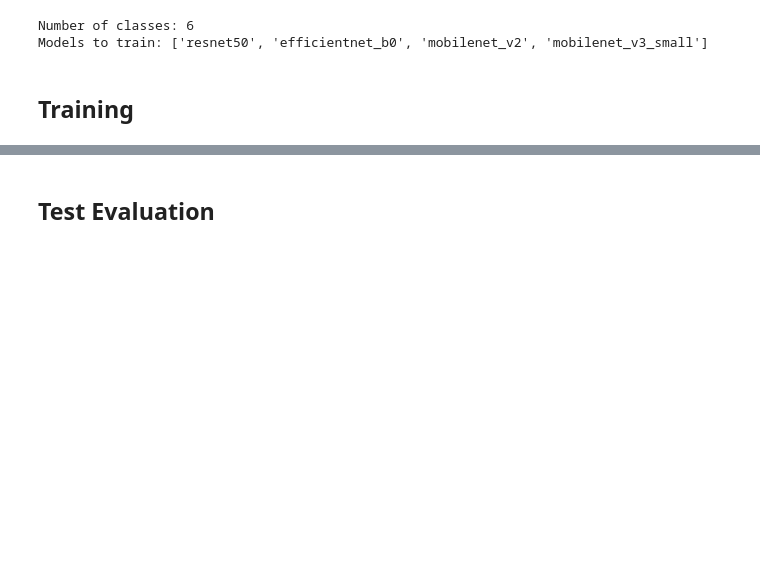
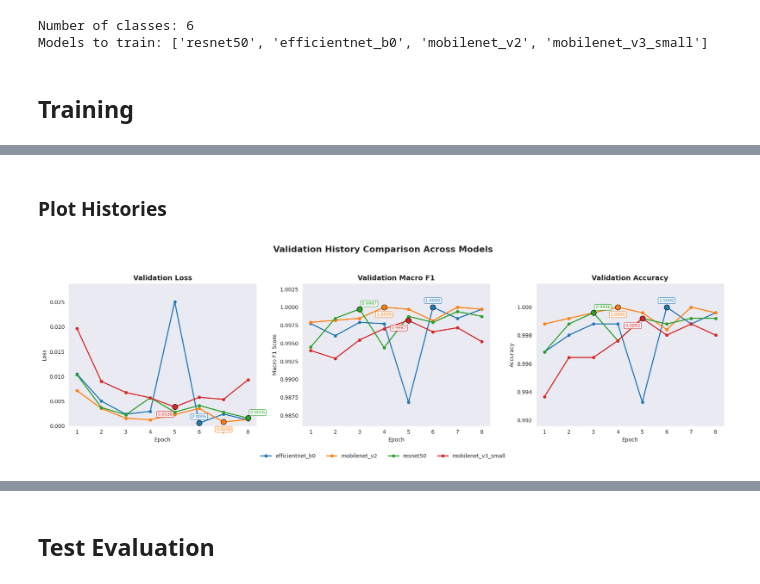
Before and after one commit to jiksrun/capstone, a Jupyter notebook: notebook/CAPSTONE_MODELING_ALL.ipynb, the cells around one changed output, grey strips where cells are left out. Saved outputs shown, nothing was run; the diff lists cells and outputs as text; code cells hidden in the pictures; blank space fills up the shorter version.

```diff
--- a/notebook/CAPSTONE_MODELING_ALL.ipynb
+++ b/notebook/CAPSTONE_MODELING_ALL.ipynb
@@ -885,0 +883,2 @@ mobilenet_v3_small | Epoch [8/8] Train Loss: 0.0040 | Train Acc: 0.9987 | Train
+# %% [markdown]
+### Plot Histories
@@ -885,0 +1067,11 @@ mobilenet_v3_small | Epoch [8/8] Train Loss: 0.0040 | Train Acc: 0.9987 | Train
+# %%
+plot_validation_histories_actual(
+    histories=histories,
+    summary_df=training_summary_df,
+    figsize=(18, 5),
+    zoom_score_axis=True,
+    use_log_loss=False,
+    save_path="validation_history_actual.png"
+)
+# %% [output]
+[figure, added]
```
Also changed, not shown: parts of 14 cells of this notebook, 2 other files.
